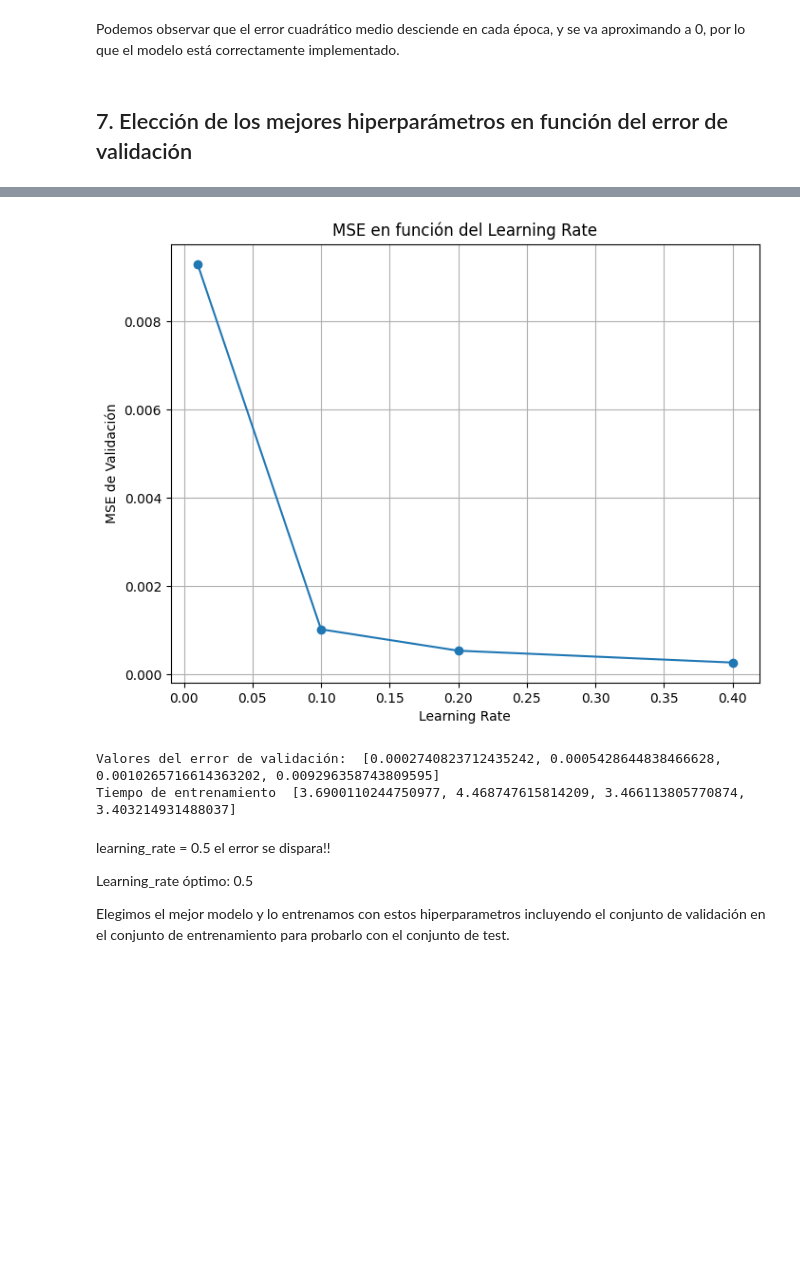
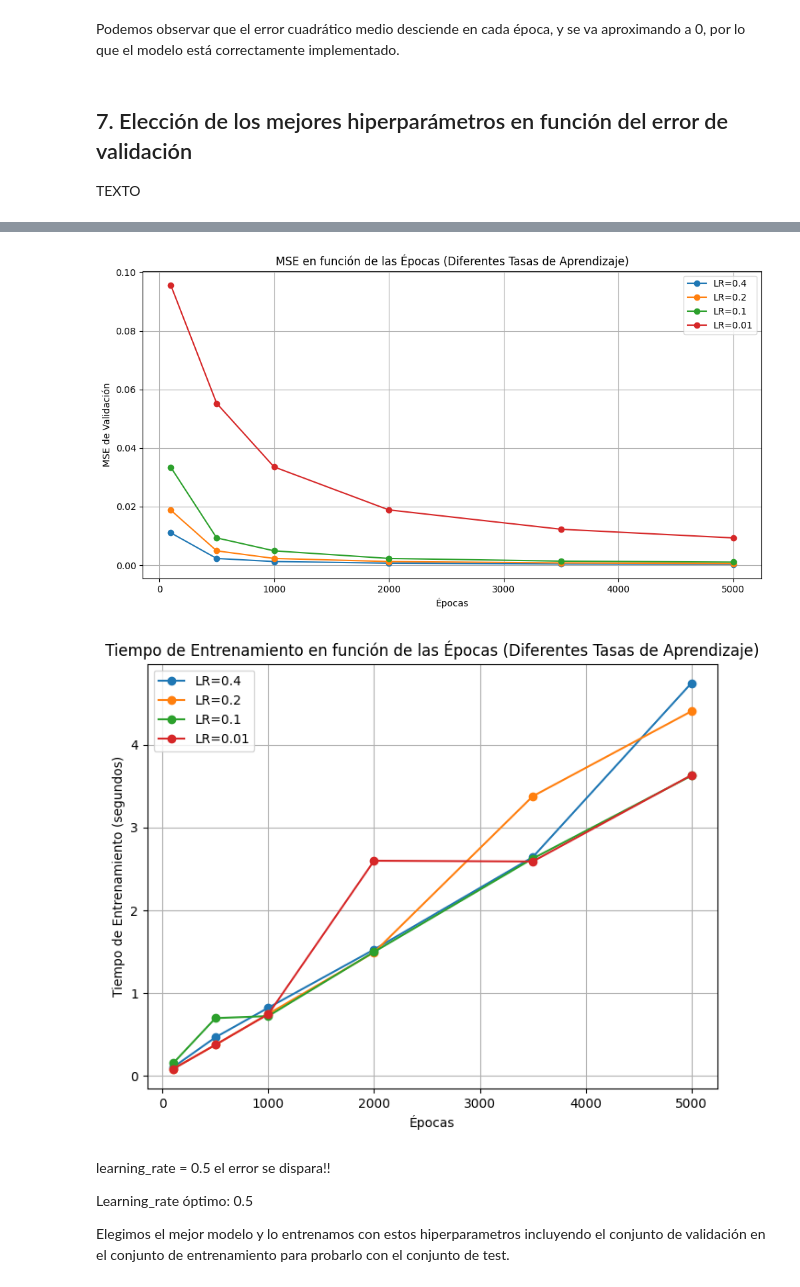
Before and after one commit to cabamarcos/Gas-Turbine-Emission-Prediction, a Jupyter notebook: P1_RRNN.ipynb, the cells around one changed output, grey strips where cells are left out. Saved outputs shown, nothing was run; the diff lists cells and outputs as text; code cells hidden in the pictures; blank space fills up the shorter version.

```diff
--- a/P1_RRNN.ipynb
+++ b/P1_RRNN.ipynb
@@ -169,10 +153,8 @@ Para que no se produzca information leakage, normalizamos todos los datos con el
 # %%
-max_min = {}
 for columna in X_train:
+  # Obtenemos el minimo y el maximo de cada columna del conjunto de train
   min = X_train[columna].min()
   max = X_train[columna].max()
-  # Guardamos el valor maximo y minimo de cada columna para después poder desnormalizar
-  max_min[columna] = {'min': min, 'max': max}
   # Conjunto de entrenamiento
   X_train[columna] = (X_train[columna] - min)/(max - min)
   # Conjunto de validación
@@ -257,7 +240,7 @@ datos_prueba = pd.read_csv("datosArtificiales.txt", delimiter=' ', header=None)
 X_prueba = datos_prueba.iloc[:,:2]
 y_prueba = datos_prueba.iloc[:,-1]
 # Entrenamos el modelo
-modelo_prueba_for = Adaline_for(learning_rate = 0.2, epochs=50)
+modelo_prueba_for = Adaline_for(learning_rate = 0.1, epochs=50)
 start_time = time.time()
 modelo_prueba_for.fit(X_prueba,y_prueba)
 tiempo_total = time.time() - start_time
@@ -367,34 +350,58 @@ Tiempo de entrenamiento para learning rate 0.001 = 0.018808364868164062 segundos
 Podemos observar que el error cuadrático medio desciende en cada época, y se va aproximando a 0, por lo que el modelo está correctamente implementado.
 # %% [markdown]
 ## 7. Elección de los mejores hiperparámetros en función del error de validación
+TEXTO
 # %%
 # Lista de tasas de aprendizaje a probar
 learning_rates = [0.4, 0.2, 0.1, 0.01]
+# Lista de epochs a probar
+epochs_values = [100, 500, 1000, 2000, 3500, 5000]
 
-# Lista para almacenar los errores RMSE de validación
+# Lista para almacenar los errores MSE de validación
 mse_validation_values = []
-# Lista para almacenar los tiempos de entrenamiento
 tiempo_entrenamiento = []
-# Entrenar el modelo con diferentes tasas de aprendizaje y calcular el RMSE
+
 for lr in learning_rates:
-    modelo = Adaline(learning_rate=lr, epochs=5000)
-    start_time = time.time()
-    modelo.fit(X_train, y_train)
-    tiempo_total = time.time() - start_time
-    tiempo_entrenamiento.append(tiempo_total)
-    prediccion = modelo.predict(X_validation)
-    mse_validation = mean_squared_error(y_validation, prediccion)
-    mse_validation_values.append(mse_validation)
+    mse_lr_values = []  # Almacenar los errores para cada tasa de aprendizaje
+    tiempo_lr_values = []  # Almacenar los tiempos para cada tasa de aprendizaje
 
-# Creamos la gráfica
-plt.figure(figsize=(8, 6))
-plt.plot(learning_rates, mse_validation_values, marker='o', linestyle='-')
-plt.title('MSE en función del Learning Rate')
-plt.xlabel('Learning Rate')
+    for epochs in epochs_values:
+        modelo = Adaline(learning_rate=lr, epochs=epochs)
+        start_time = time.time()
+        modelo.fit(X_train, y_train)
+        tiempo_total = time.time() - start_time
+        tiempo_lr_values.append(tiempo_total)
+        prediccion = modelo.predict(X_validation)
+        mse_validation = mean_squared_error(y_validation, prediccion)
+        mse_lr_values.append(mse_validation)
+        print(f'Tiempo de entrenamiento (LR={lr}, Épocas={epochs}): {tiempo_total:.2f} segundos , MSE: {mse_validation:.2e}')
+    mse_validation_values.append(mse_lr_values)
+    tiempo_entrenamiento.append(tiempo_lr_values)
+
+# Crear gráfica para diferentes tasas de aprendizaje
+plt.figure(figsize=(12, 6))
+
+for i, lr in enumerate(learning_rates):
+    plt.plot(epochs_values, mse_validation_values[i], marker='o', linestyle='-', label=f'LR={lr}')
+
+plt.title('MSE en función de las Épocas (Diferentes Tasas de Aprendizaje)')
+plt.xlabel('Épocas')
 plt.ylabel('MSE de Validación')
+plt.legend()
 plt.grid(True)
 plt.show()
 
-print("Valores del error de validación: ",mse_validation_values)
-print("Tiempo de entrenamiento ",tiempo_entrenamiento)
+
+# Crear gráfica de tiempo de entrenamiento
+plt.figure(figsize=(8, 6))
+
+for i, lr in enumerate(learning_rates):
+    plt.plot(epochs_values, tiempo_entrenamiento[i], marker='o', linestyle='-', label=f'LR={lr}')
+
+plt.title('Tiempo de Entrenamiento en función de las Épocas (Diferentes Tasas de Aprendizaje)')
+plt.xlabel('Épocas')
+plt.ylabel('Tiempo de Entrenamiento (segundos)')
+plt.legend()
+plt.grid(True)
+plt.show()
 # %% [output]
@@ -401,6 +425,5 @@ print("Tiempo de entrenamiento ",tiempo_entrenamiento)
-[figure, old version]
+[figure, new version]
-Valores del error de validación:  [0.0002740823712435242, 0.0005428644838466628, 0.0010265716614363202, 0.009296358743809595]
-Tiempo de entrenamiento  [3.6900110244750977, 4.468747615814209, 3.466113805770874, 3.403214931488037]
+[figure, added]
 # %% [markdown]
 learning_rate = 0.5 el error se dispara!!
 
```
Also changed, not shown: parts of 13 cells of this notebook.
